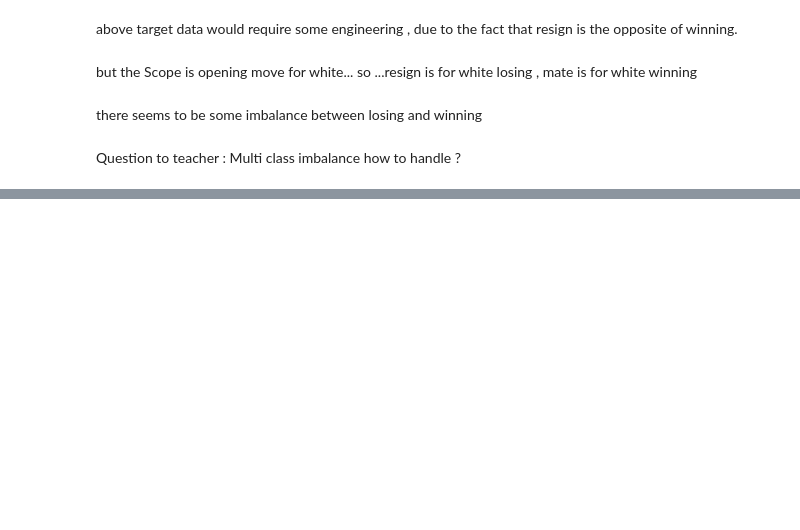
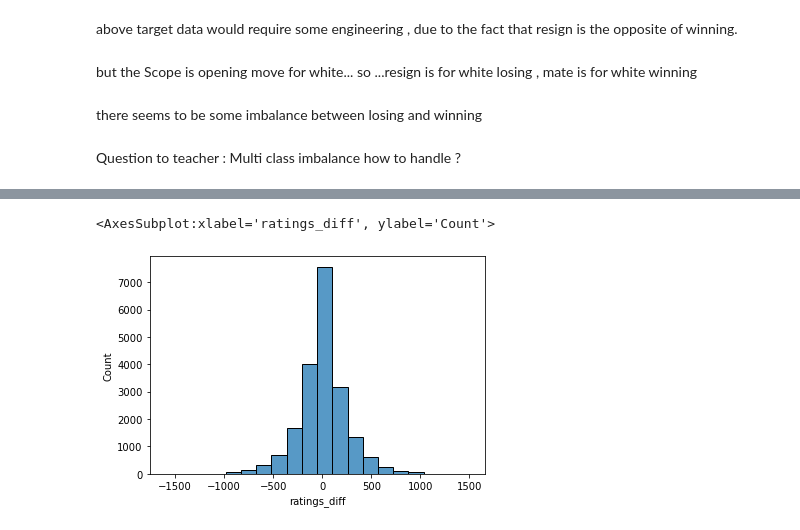
Before and after one commit to salemeid/Tuwaiq-DS-my-project, a Jupyter notebook: Chess_Winning_Move.ipynb, the cells around one changed output, grey strips where cells are left out. Drawn from its saved outputs; the diff is of its cells as text; code cells hidden in the pictures; blank space fills up the shorter version.

```diff
--- a/Chess_Winning_Move.ipynb
+++ b/Chess_Winning_Move.ipynb
@@ -98,0 +138,2 @@ Question to teacher : Multi class imbalance how to handle ?
+# %%
+df2['ratings_diff'] = df2['white_rating']-df2['black_rating']
@@ -98,0 +160,5 @@ Question to teacher : Multi class imbalance how to handle ?
+# %%
+sns.histplot(df2['ratings_diff'],bins=20)
+# %% [output]
+<AxesSubplot:xlabel='ratings_diff', ylabel='Count'>
+[figure, added]
```
Also changed, not shown: parts of 51 cells of this notebook, 3 other files.
